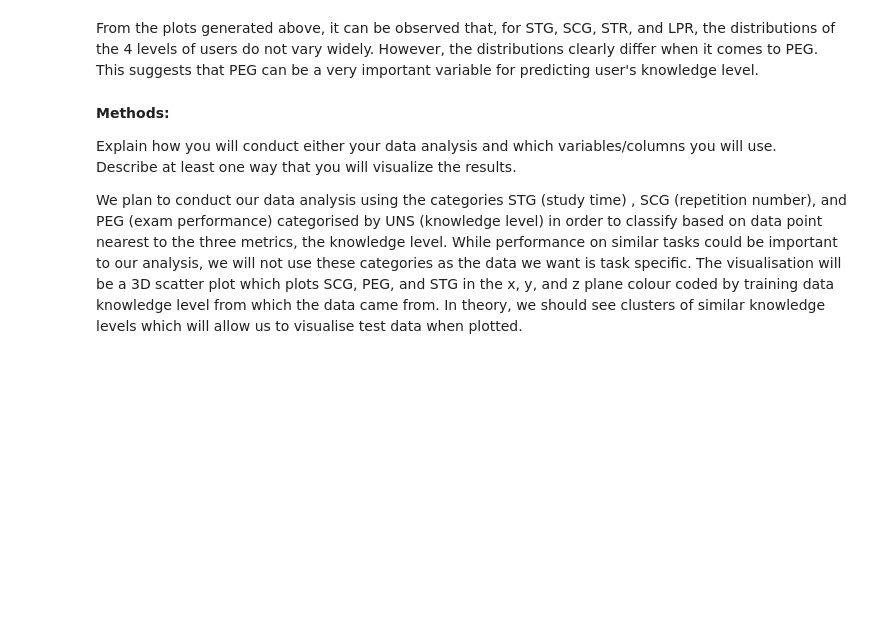
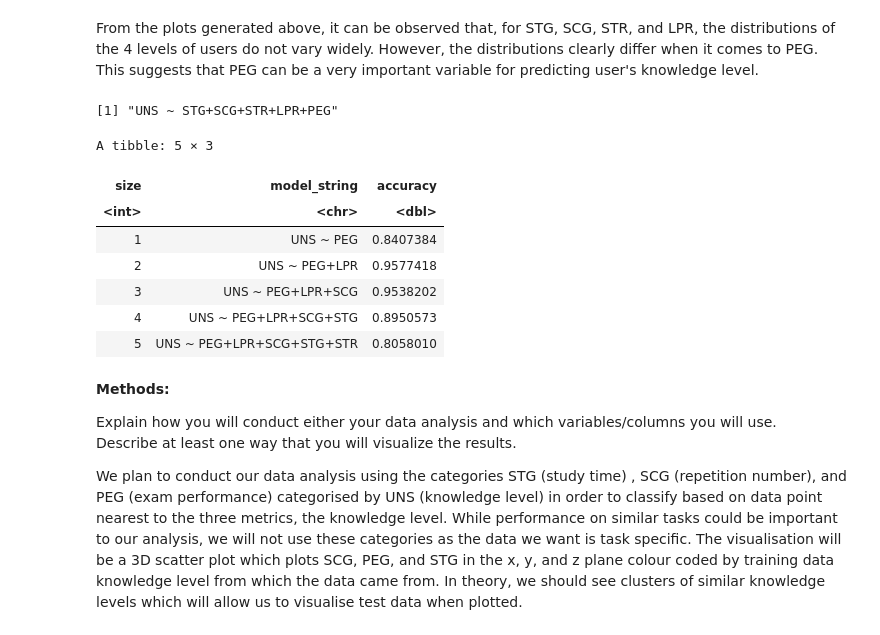
Before and after one commit to yingquanw/DSCI100-Project, a Jupyter notebook: project.ipynb, the cells around one changed output. Cells and saved outputs as stored; diff of their text form; code cells hidden in the pictures; blank space fills up the shorter version.

Commit message:
Forward selection new

```diff
--- a/project.ipynb
+++ b/project.ipynb
@@ -253,3 +237,82 @@ From the plots generated above, it can be observed that, for STG, SCG, STR, and
+# %%
+# extract the column names for the full set of predictor variables
+names <- colnames(user_training %>% select(-UNS))
+# %%
+user_formula <- paste("UNS", "~", paste(names, collapse="+"))
+user_formula
+# %% [output]
+[1] "UNS ~ STG+SCG+STR+LPR+PEG"
+# %%
+# create an empty tibble to store the results
+accuracies <- tibble(size = integer(),
+                     model_string = character(),
+                     accuracy = numeric())
+
+# create a model specification
+knn_spec <- nearest_neighbor(weight_func = "rectangular",
+                             neighbors = tune()) %>%
+     set_engine("kknn") %>%
+     set_mode("classification")
+
+# create a 5-fold cross-validation object
+cancer_vfold <- vfold_cv(user_training, v = 5, strata = UNS)
+
+# store the total number of predictors
+n_total <- length(names)
+
+# stores selected predictors
+selected <- c()
+
+# for every size from 1 to the total number of predictors
+for (i in 1:n_total) {
+    # for every predictor still not added yet
+    accs <- list()
+    models <- list()
+    for (j in 1:length(names)) {
+        # create a model string for this combination of predictors
+        preds_new <- c(selected, names[[j]])
+        model_string <- paste("UNS", "~", paste(preds_new, collapse="+"))
+
+        # create a recipe from the model string
+        user_recipe <- recipe(as.formula(model_string),
+                                data = user_training) %>%
+                          step_scale(all_predictors()) %>%
+                          step_center(all_predictors())
+
+        # tune the KNN classifier with these predictors,
+        # and collect the accuracy for the best K
+        acc <- workflow() %>%
+          add_recipe(user_recipe) %>%
+          add_model(knn_spec) %>%
+          tune_grid(resamples = cancer_vfold, grid = 10) %>%
+          collect_metrics() %>%
+          filter(.metric == "accuracy") %>%
+          summarize(mx = max(mean))
+        acc <- acc$mx %>% unlist()
+
+        # add this result to the dataframe
+        accs[[j]] <- acc
+        models[[j]] <- model_string
+    }
+    jstar <- which.max(unlist(accs))
+    accuracies <- accuracies %>%
+      add_row(size = i,
+              model_string = models[[jstar]],
+              accuracy = accs[[jstar]])
+    selected <- c(selected, names[[jstar]])
+    names <- names[-jstar]
+}
+
+accuracies
+# %% [output]
+A tibble: 5 × 3
+| size | model_string | accuracy |
+| <int> | <chr> | <dbl> |
+| 1 | UNS ~ PEG | 0.8407384 |
+| 2 | UNS ~ PEG+LPR | 0.9577418 |
+| 3 | UNS ~ PEG+LPR+SCG | 0.9538202 |
+| 4 | UNS ~ PEG+LPR+SCG+STG | 0.8950573 |
+| 5 | UNS ~ PEG+LPR+SCG+STG+STR | 0.8058010 |
 # %% [markdown]
 <strong>Methods:</strong>
 
```
Also changed, not shown: parts of 4 cells of this notebook.
